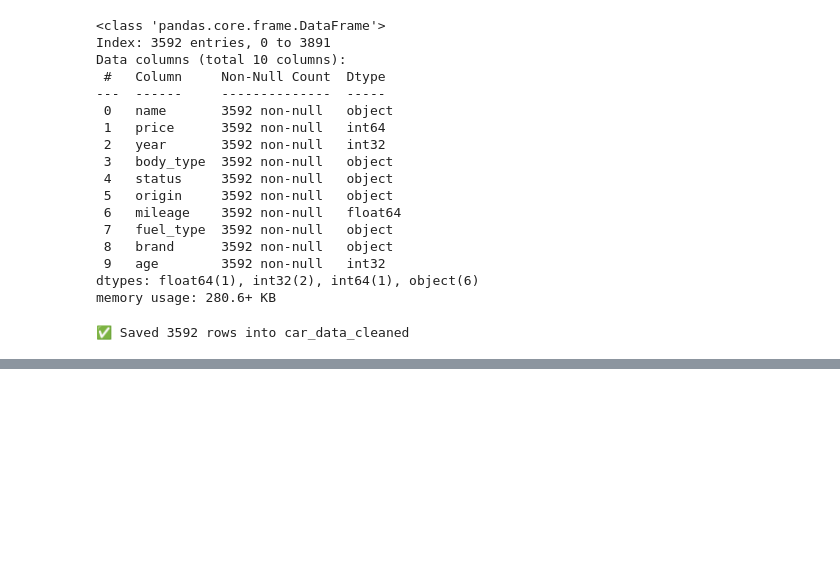
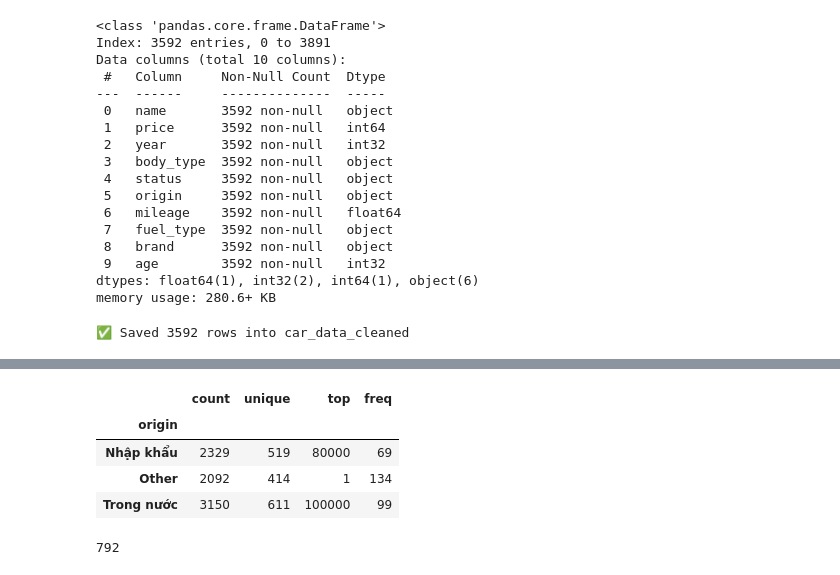
Before and after one commit to nmkhan9/car_price_predict, a Jupyter notebook: notebooks/clean_data.ipynb, the cells around one changed output, grey strips where cells are left out. Cells and saved outputs as stored; diff of their text form; code cells hidden in the pictures; blank space fills up the shorter version.

```diff
--- a/notebooks/clean_data.ipynb
+++ b/notebooks/clean_data.ipynb
@@ -686,0 +797,12 @@ df_demo.to_csv("../data/data_cleaned.csv", index=False, encoding="utf-8-sig")
+# %%
+df3 = df3[df3["price"].notna()]
+# %%
+df3["price"] = (
+    df3["price"]
+    .str.replace("đ", "", regex=False)
+    .str.replace(".", "", regex=False)
+    .str.strip()
+    .astype(float)
+    .astype("Int64")
+)
+df3.price.head()
@@ -686,0 +816,2 @@ df_demo.to_csv("../data/data_cleaned.csv", index=False, encoding="utf-8-sig")
+# %%
+df3 = remove_outliers_iqr(df3, "price")
@@ -686,0 +834,5 @@ df_demo.to_csv("../data/data_cleaned.csv", index=False, encoding="utf-8-sig")
+# %%
+df3["origin"] = df3["origin"].replace({
+    "Việt Nam": "Trong nước",
+    "Đang cập nhật": "Other"
+}).apply(lambda x: "Nhập khẩu" if x not in ["Trong nước", "Other"] else x)
@@ -686,0 +864,12 @@ df_demo.to_csv("../data/data_cleaned.csv", index=False, encoding="utf-8-sig")
+# %%
+df3.groupby("origin")["mileage"].describe()
+# %% [output]
+|  | count | unique | top | freq |
+| origin |  |  |  |  |
+| Nhập khẩu | 2329 | 519 | 80000 | 69 |
+| Other | 2092 | 414 | 1 | 134 |
+| Trong nước | 3150 | 611 | 100000 | 99 |
+# %%
+df3.mileage.isna().sum()
+# %% [output]
+792
```
Also changed, not shown: parts of 67 cells of this notebook, 1 other file.
